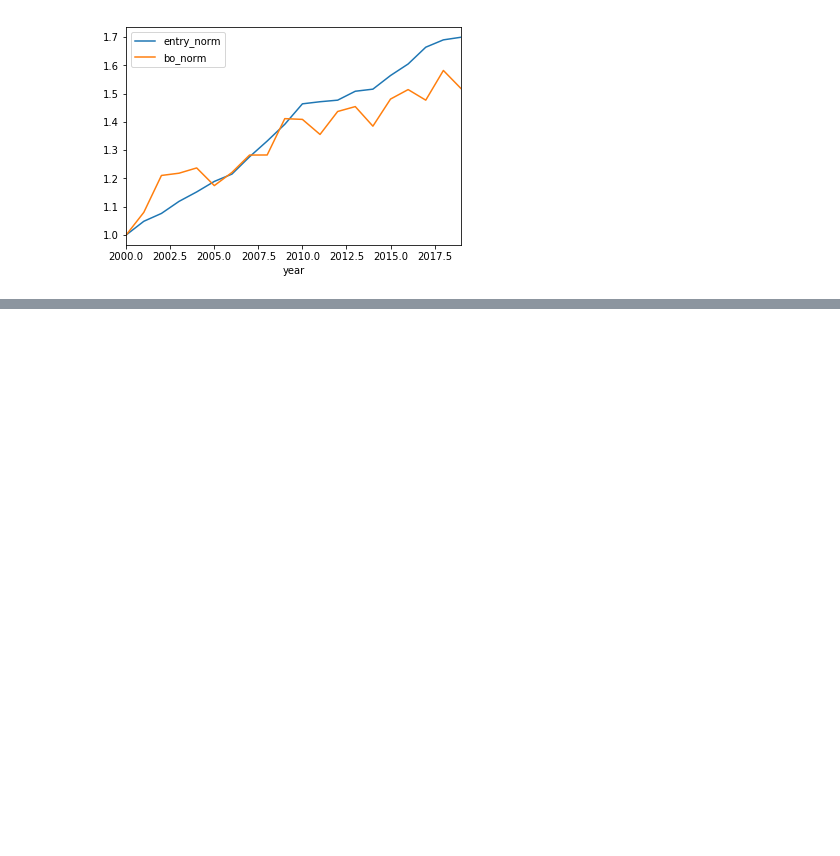
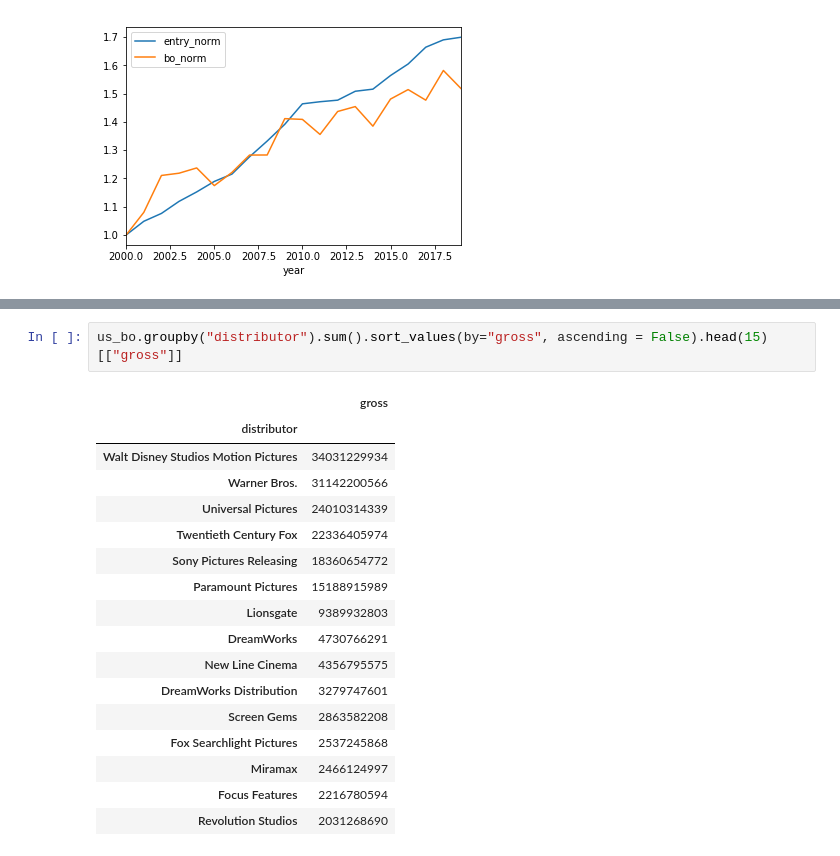
Before and after one commit to ivanlopezlobato/movies, a Jupyter notebook: notebooks/BoxOffice_Evolution_2000-2019.ipynb, the cells around one changed output, grey strips where cells are left out. Drawn from its saved outputs; the diff is of its cells as text; blank space fills up the shorter version.

```diff
--- a/notebooks/BoxOffice_Evolution_2000-2019.ipynb
+++ b/notebooks/BoxOffice_Evolution_2000-2019.ipynb
@@ -132,0 +150,20 @@ Therefore, we can infer: business is growing and at the same time, there is a lo
+# %%
+us_bo.groupby("distributor").sum().sort_values(by="gross", ascending = False).head(15)[["gross"]]
+# %% [output]
+|  | gross |
+| distributor |  |
+| Walt Disney Studios Motion Pictures | 34031229934 |
+| Warner Bros. | 31142200566 |
+| Universal Pictures | 24010314339 |
+| Twentieth Century Fox | 22336405974 |
+| Sony Pictures Releasing | 18360654772 |
+| Paramount Pictures | 15188915989 |
+| Lionsgate | 9389932803 |
+| DreamWorks | 4730766291 |
+| New Line Cinema | 4356795575 |
+| DreamWorks Distribution | 3279747601 |
+| Screen Gems | 2863582208 |
+| Fox Searchlight Pictures | 2537245868 |
+| Miramax | 2466124997 |
+| Focus Features | 2216780594 |
+| Revolution Studios | 2031268690 |
```
Also changed, not shown: parts of 3 cells of this notebook, 1 other file.
